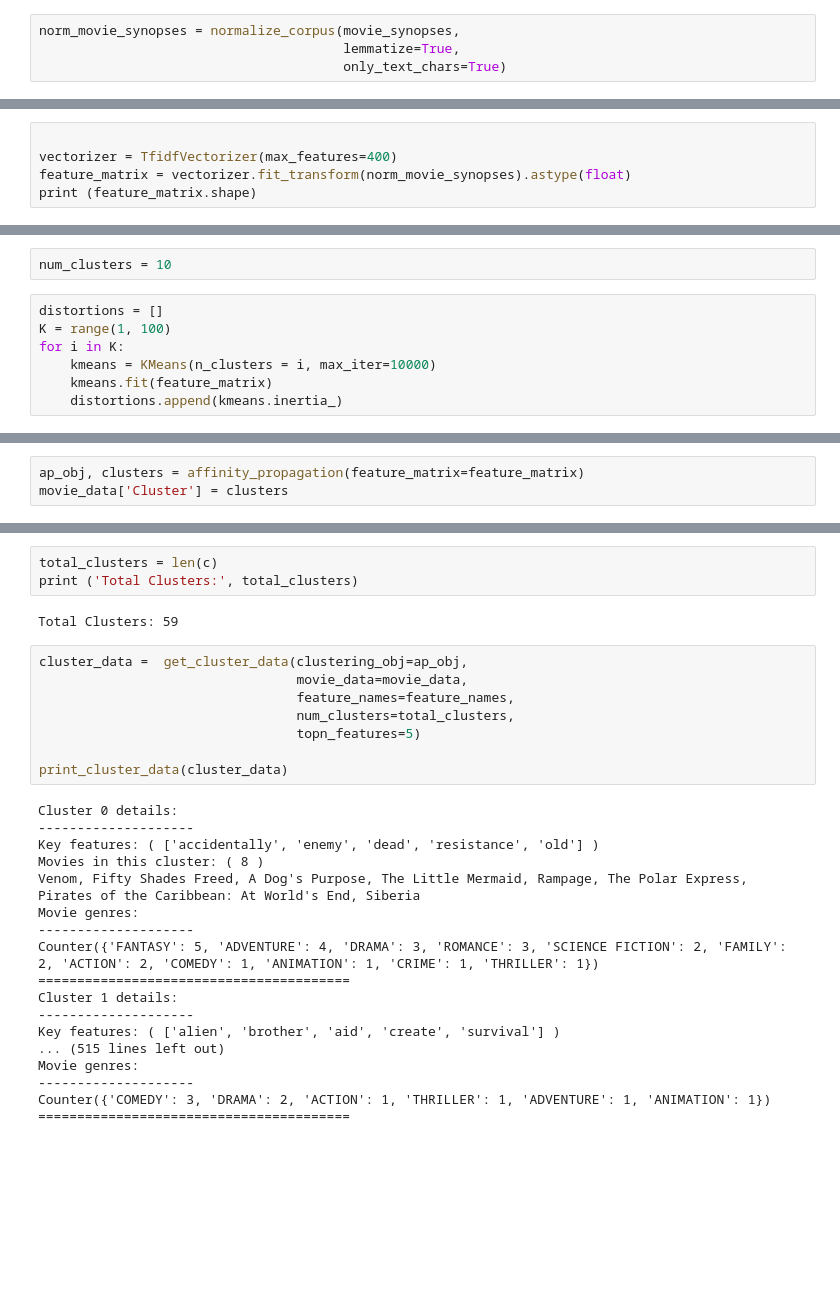
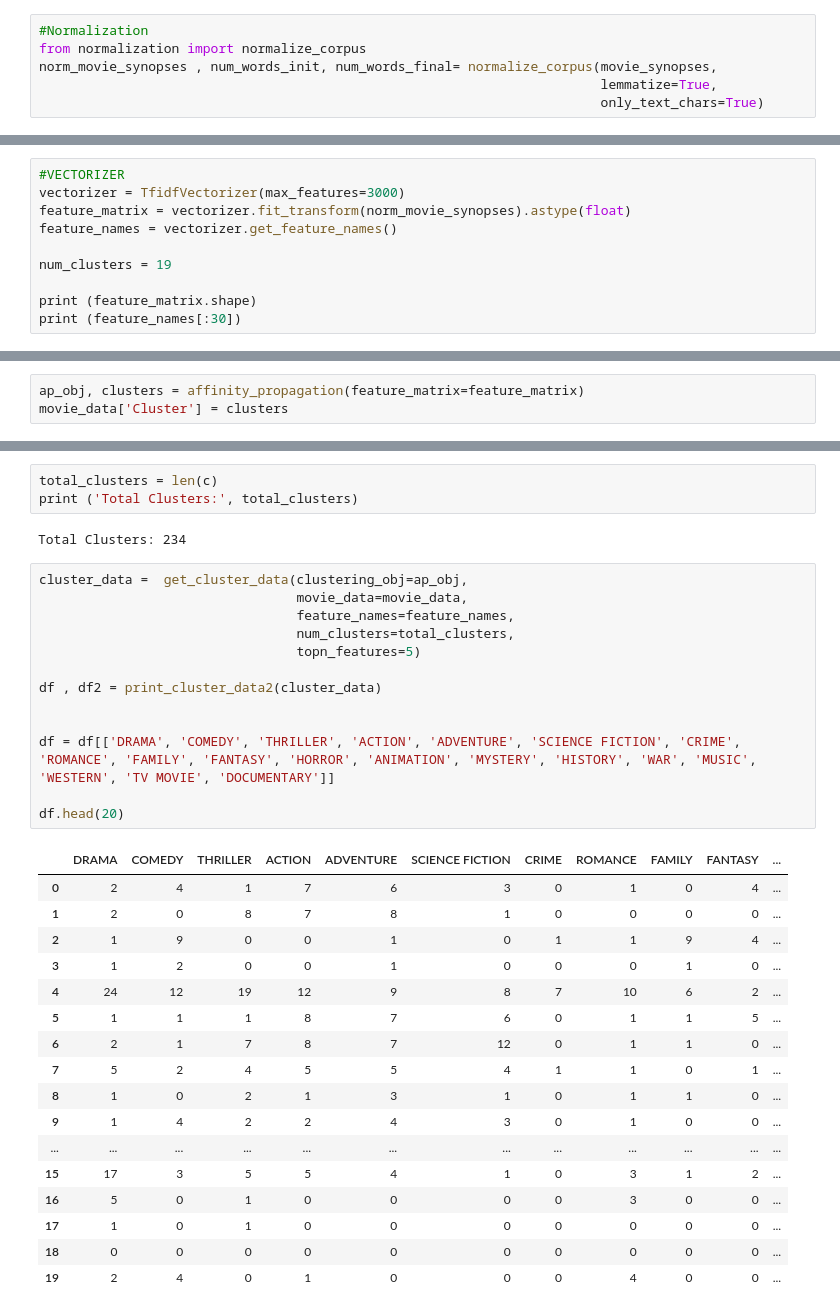
Before and after one commit to bosp86/NLP, a Jupyter notebook: notebooks/experimento 1/Experimento 1.ipynb, the cells around one changed output, grey strips where cells are left out. Saved outputs shown, nothing was run; the diff lists cells and outputs as text; blank space fills up the shorter version.

```diff
--- a/notebooks/experimento 1/Experimento 1.ipynb
+++ b/notebooks/experimento 1/Experimento 1.ipynb
@@ -12,6 +26,8 @@ movie_titles = movie_data['Title'].tolist();
 movie_synopses = movie_data['Description'].tolist()
 movie_genre = movie_data['Genre'].tolist()
 # %%
-norm_movie_synopses = normalize_corpus(movie_synopses,
-                                       lemmatize=True,
-                                       only_text_chars=True)
+#Normalization
+from normalization import normalize_corpus
+norm_movie_synopses , num_words_init, num_words_final= normalize_corpus(movie_synopses,
+                                                                        lemmatize=True,
+                                                                        only_text_chars=True)
@@ -37,6 +118,11 @@ print (feature_names2[:20])
 # %%
+#VECTORIZER
+vectorizer = TfidfVectorizer(max_features=3000)
+feature_matrix = vectorizer.fit_transform(norm_movie_synopses).astype(float)
+feature_names = vectorizer.get_feature_names()
 
-vectorizer = TfidfVectorizer(max_features=400)
-feature_matrix = vectorizer.fit_transform(norm_movie_synopses).astype(float)
+num_clusters = 19
+
 print (feature_matrix.shape)
+print (feature_names[:30])
 # %% [output]
@@ -55,12 +135,3 @@ def k_means(feature_matrix, num_clusters=5):
     km.fit(feature_matrix)
     clusters = km.labels_
     return km, clusters
-# %%
-num_clusters = 10
-# %%
-distortions = []
-K = range(1, 100)
-for i in K:
-    kmeans = KMeans(n_clusters = i, max_iter=10000)
-    kmeans.fit(feature_matrix)
-    distortions.append(kmeans.inertia_)
@@ -272,30 +330,35 @@ dict_items([(0, 8), (54, 8), (11, 7), (24, 7), (33, 9), (1, 6), (2, 7), (15, 8),
 total_clusters = len(c)
 print ('Total Clusters:', total_clusters)
 # %% [output]
-Total Clusters: 59
+Total Clusters: 234
 # %%
 cluster_data =  get_cluster_data(clustering_obj=ap_obj,
                                  movie_data=movie_data,
                                  feature_names=feature_names,
                                  num_clusters=total_clusters,
                                  topn_features=5)
 
-print_cluster_data(cluster_data)
+df , df2 = print_cluster_data2(cluster_data)
+
+
+df = df[['DRAMA', 'COMEDY', 'THRILLER', 'ACTION', 'ADVENTURE', 'SCIENCE FICTION', 'CRIME', 'ROMANCE', 'FAMILY', 'FANTASY', 'HORROR', 'ANIMATION', 'MYSTERY', 'HISTORY', 'WAR', 'MUSIC', 'WESTERN', 'TV MOVIE', 'DOCUMENTARY']]
+
+df.head(20)
 # %% [output]
-Cluster 0 details:
---------------------
-Key features: ( ['accidentally', 'enemy', 'dead', 'resistance', 'old'] )
-Movies in this cluster: ( 8 )
-Venom, Fifty Shades Freed, A Dog's Purpose, The Little Mermaid, Rampage, The Polar Express, Pirates of the Caribbean: At World's End, Siberia
-Movie genres:
---------------------
-Counter({'FANTASY': 5, 'ADVENTURE': 4, 'DRAMA': 3, 'ROMANCE': 3, 'SCIENCE FICTION': 2, 'FAMILY': 2, 'ACTION': 2, 'COMEDY': 1, 'ANIMATION': 1, 'CRIME': 1, 'THRILLER': 1})
-========================================
-Cluster 1 details:
---------------------
-Key features: ( ['alien', 'brother', 'aid', 'create', 'survival'] )
-... (515 lines left out)
-Movie genres:
---------------------
-Counter({'COMEDY': 3, 'DRAMA': 2, 'ACTION': 1, 'THRILLER': 1, 'ADVENTURE': 1, 'ANIMATION': 1})
-========================================
+|  | DRAMA | COMEDY | THRILLER | ACTION | ADVENTURE | SCIENCE FICTION | CRIME | ROMANCE | FAMILY | FANTASY | ... |
+| 0 | 2 | 4 | 1 | 7 | 6 | 3 | 0 | 1 | 0 | 4 | ... |
+| 1 | 2 | 0 | 8 | 7 | 8 | 1 | 0 | 0 | 0 | 0 | ... |
+| 2 | 1 | 9 | 0 | 0 | 1 | 0 | 1 | 1 | 9 | 4 | ... |
+| 3 | 1 | 2 | 0 | 0 | 1 | 0 | 0 | 0 | 1 | 0 | ... |
+| 4 | 24 | 12 | 19 | 12 | 9 | 8 | 7 | 10 | 6 | 2 | ... |
+| 5 | 1 | 1 | 1 | 8 | 7 | 6 | 0 | 1 | 1 | 5 | ... |
+| 6 | 2 | 1 | 7 | 8 | 7 | 12 | 0 | 1 | 1 | 0 | ... |
+| 7 | 5 | 2 | 4 | 5 | 5 | 4 | 1 | 1 | 0 | 1 | ... |
+| 8 | 1 | 0 | 2 | 1 | 3 | 1 | 0 | 1 | 1 | 0 | ... |
+| 9 | 1 | 4 | 2 | 2 | 4 | 3 | 0 | 1 | 0 | 0 | ... |
+| ... | ... | ... | ... | ... | ... | ... | ... | ... | ... | ... | ... |
+| 15 | 17 | 3 | 5 | 5 | 4 | 1 | 0 | 3 | 1 | 2 | ... |
+| 16 | 5 | 0 | 1 | 0 | 0 | 0 | 0 | 3 | 0 | 0 | ... |
+| 17 | 1 | 0 | 1 | 0 | 0 | 0 | 0 | 0 | 0 | 0 | ... |
+| 18 | 0 | 0 | 0 | 0 | 0 | 0 | 0 | 0 | 0 | 0 | ... |
+| 19 | 2 | 4 | 0 | 1 | 0 | 0 | 0 | 4 | 0 | 0 | ... |
```
Also changed, not shown: parts of 30 cells of this notebook, 6 other files.
